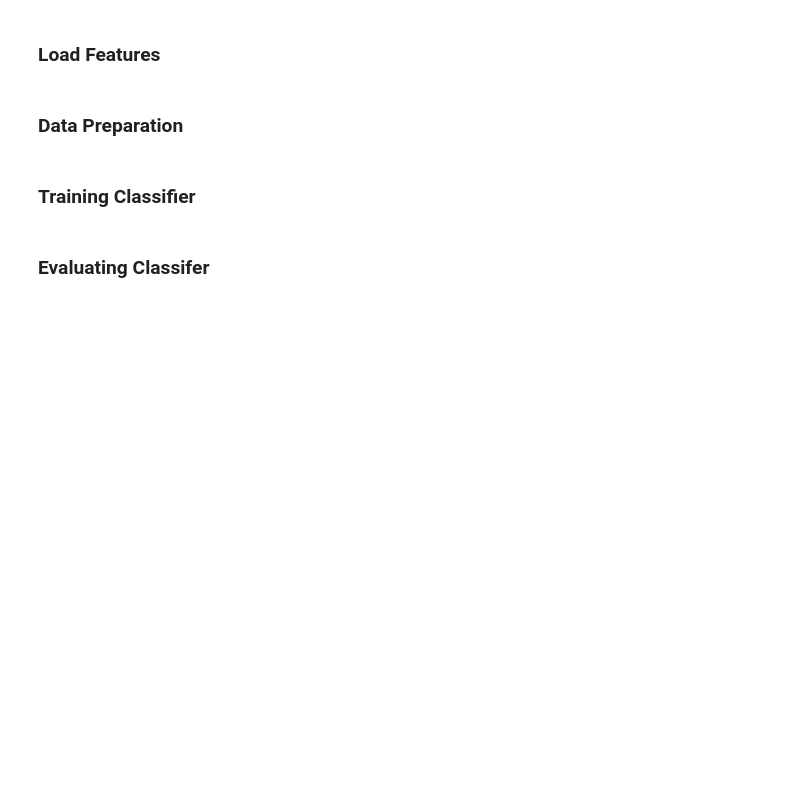
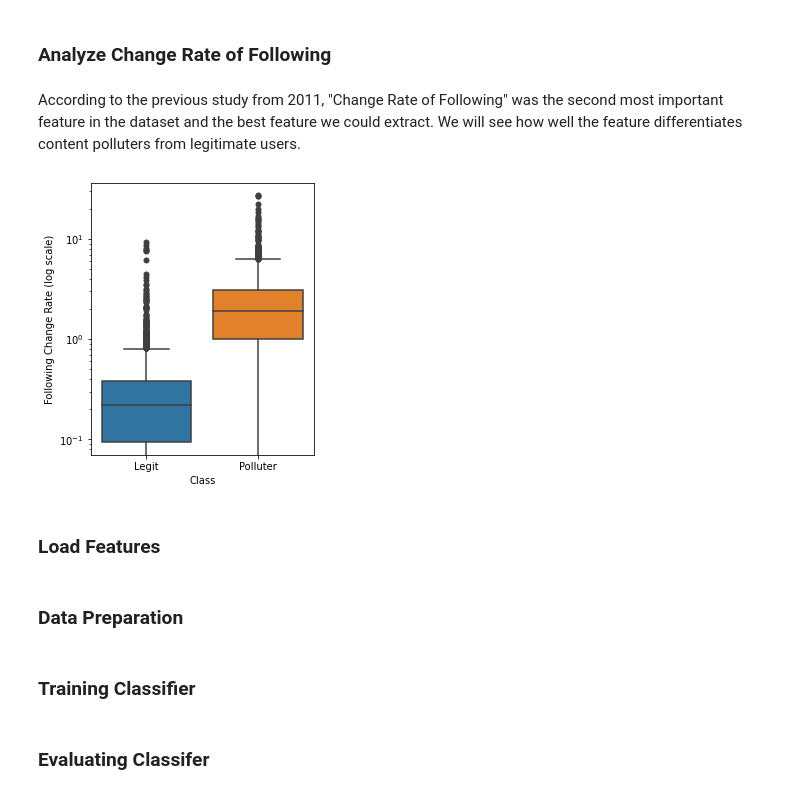
Before and after one commit to eric27n/439-704-research-fall-2023, a Jupyter notebook: Base_Model.ipynb, the cells around one changed output. Drawn from its saved outputs; the diff is of its cells as text; code cells hidden in the pictures; blank space fills up the shorter version.

```diff
--- a/Base_Model.ipynb
+++ b/Base_Model.ipynb
@@ -1,3 +434,37 @@
+# %%
+# load dataset
+import pandas as pd
+ham_users_input = pd.read_csv('data/ham_features.csv')
+spam_users_input = pd.read_csv('data/spam_features.csv')
+# %%
+# add labels
+ham_users_input['label'] = "Legit"
+spam_users_input['label'] = "Polluter"
+# %%
+# combine dataframes
+df = pd.concat([ham_users_input,spam_users_input])
+# %% [markdown]
+### Analyze Change Rate of Following
+# %% [markdown]
+According to the previous study from 2011, "Change Rate of Following" was the second most important feature in the dataset and the best feature we could extract. We will see how well the feature differentiates content polluters from legitimate users.
+# %%
+df = df.sample(frac=0.1, random_state=1)
+# %%
+import matplotlib.pyplot as plt
+import seaborn as sn
+
+# boxplot
+plt.figure(figsize = (4,5))
+sn.boxplot( x=df["label"], y=df["FollowingChangeRate"], orient="v", flierprops={"marker": "o"},)
+plt.xlabel('Class')
+plt.ylabel('Following Change Rate (log scale)')
+# plt.title('Following Change Rate')
+plt.yscale('log')
+
+# Show the plot
+plt.show()
+# %% [output]
+[figure, added]
 # %% [markdown]
 ### Load Features
 # %%
```
Also changed, not shown: parts of 35 cells of this notebook, 4 other files.
